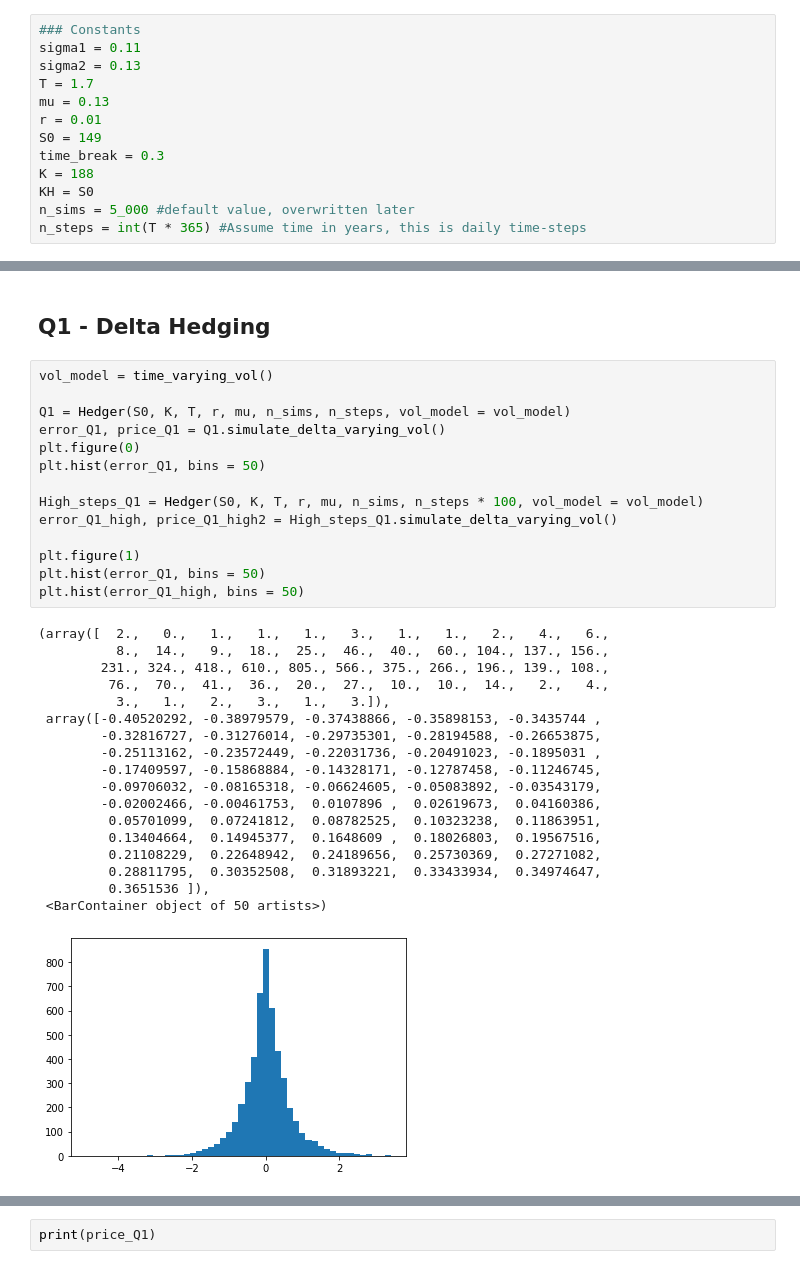
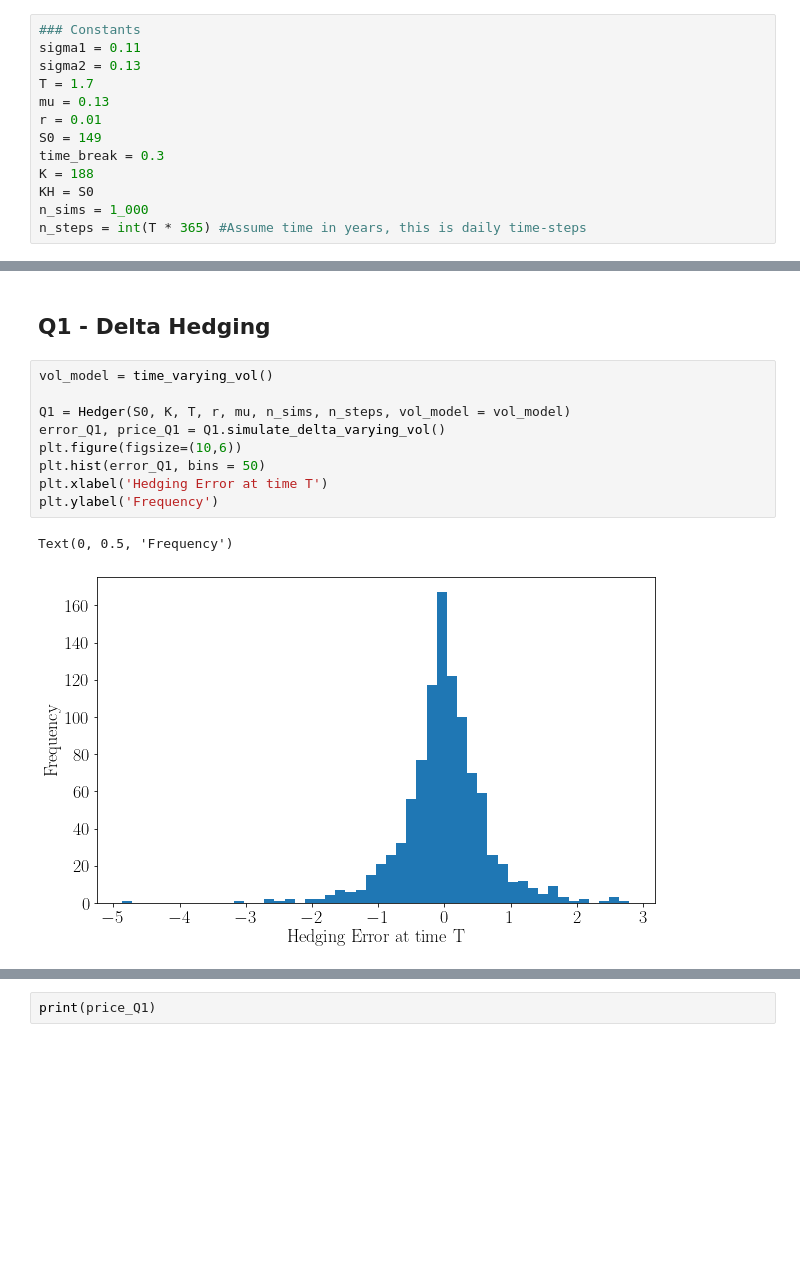
Before and after one commit to Jamjam1729/Masters_Coursework, a Jupyter notebook: notebook.ipynb, the cells around one changed output, grey strips where cells are left out. Cells and saved outputs as stored; diff of their text form; blank space fills up the shorter version.

Commit message:
charts. Also clean up code a bit

```diff
--- a/notebook.ipynb
+++ b/notebook.ipynb
@@ -18,7 +25,7 @@ S0 = 149
 time_break = 0.3
 K = 188
 KH = S0
-n_sims = 5_000 #default value, overwritten later
+n_sims = 1_000
 n_steps = int(T * 365) #Assume time in years, this is daily time-steps
 # %%
 ### Helper Functions
@@ -213,33 +220,12 @@ class Hedger:
 # %%
 vol_model = time_varying_vol()
 
 Q1 = Hedger(S0, K, T, r, mu, n_sims, n_steps, vol_model = vol_model)
 error_Q1, price_Q1 = Q1.simulate_delta_varying_vol()
-plt.figure(0)
+plt.figure(figsize=(10,6))
 plt.hist(error_Q1, bins = 50)
-
-High_steps_Q1 = Hedger(S0, K, T, r, mu, n_sims, n_steps * 100, vol_model = vol_model)
-error_Q1_high, price_Q1_high2 = High_steps_Q1.simulate_delta_varying_vol()
-
-plt.figure(1)
-plt.hist(error_Q1, bins = 50)
-plt.hist(error_Q1_high, bins = 50)
+plt.xlabel('Hedging Error at time T')
+plt.ylabel('Frequency')
 # %% [output]
-(array([  2.,   0.,   1.,   1.,   1.,   3.,   1.,   1.,   2.,   4.,   6.,
-          8.,  14.,   9.,  18.,  25.,  46.,  40.,  60., 104., 137., 156.,
-        231., 324., 418., 610., 805., 566., 375., 266., 196., 139., 108.,
-         76.,  70.,  41.,  36.,  20.,  27.,  10.,  10.,  14.,   2.,   4.,
-          3.,   1.,   2.,   3.,   1.,   3.]),
- array([-0.40520292, -0.38979579, -0.37438866, -0.35898153, -0.3435744 ,
-        -0.32816727, -0.31276014, -0.29735301, -0.28194588, -0.26653875,
-        -0.25113162, -0.23572449, -0.22031736, -0.20491023, -0.1895031 ,
-        -0.17409597, -0.15868884, -0.14328171, -0.12787458, -0.11246745,
-        -0.09706032, -0.08165318, -0.06624605, -0.05083892, -0.03543179,
-        -0.02002466, -0.00461753,  0.0107896 ,  0.02619673,  0.04160386,
-         0.05701099,  0.07241812,  0.08782525,  0.10323238,  0.11863951,
-         0.13404664,  0.14945377,  0.1648609 ,  0.18026803,  0.19567516,
-         0.21108229,  0.22648942,  0.24189656,  0.25730369,  0.27271082,
-         0.28811795,  0.30352508,  0.31893221,  0.33433934,  0.34974647,
-         0.3651536 ]),
- <BarContainer object of 50 artists>)
+Text(0, 0.5, 'Frequency')
-[figure, old version]
+[figure, new version]
```
Also changed, not shown: parts of 16 cells of this notebook, 3 other files.
